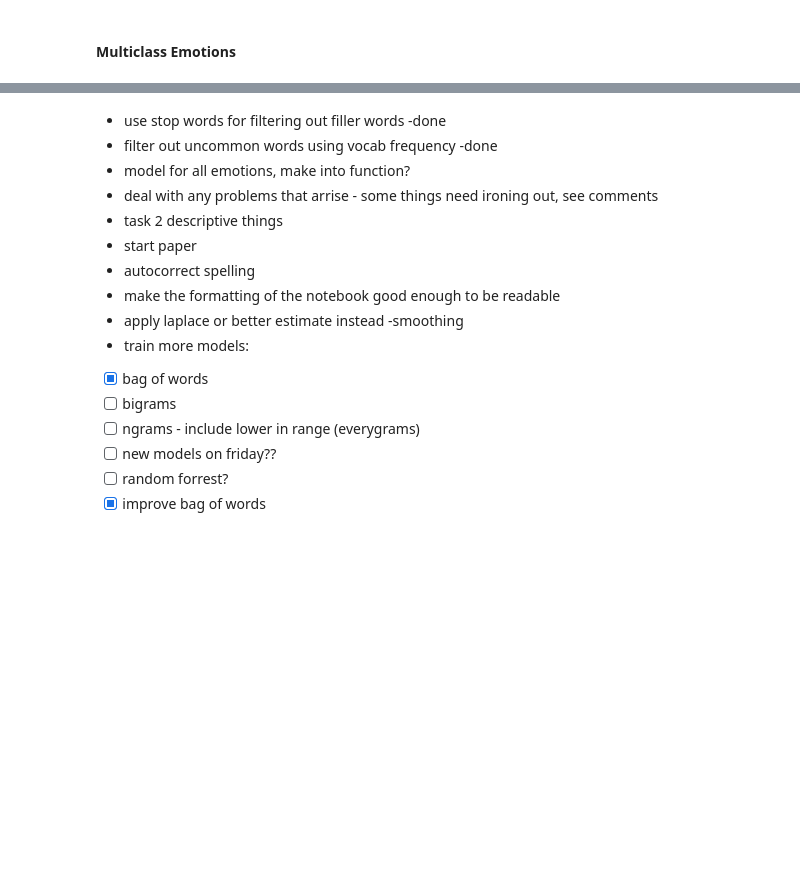
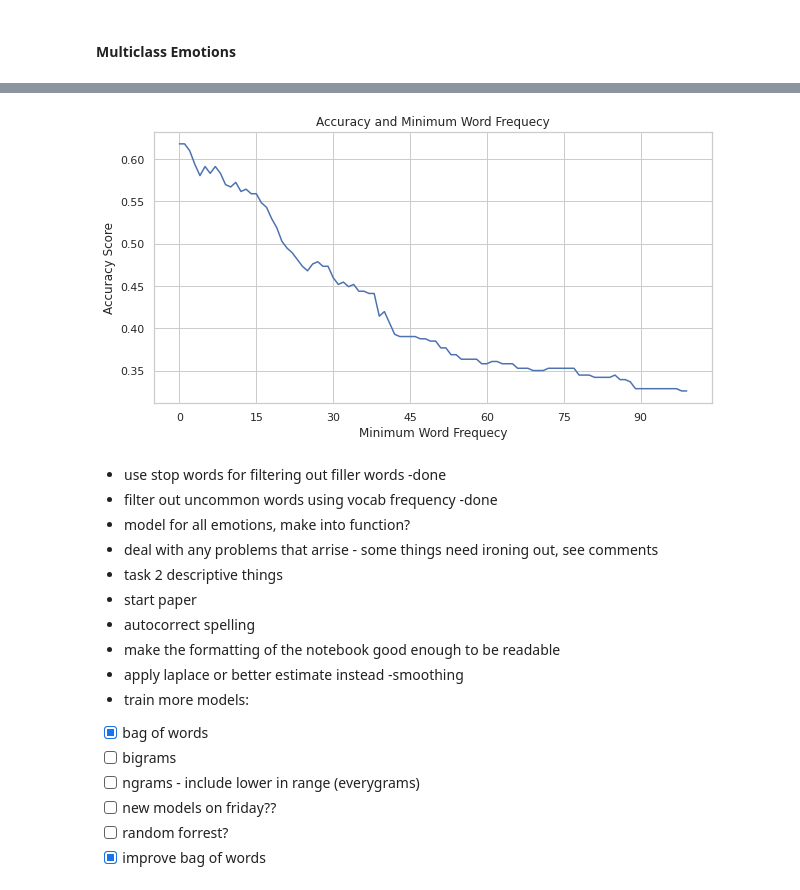
Before and after one commit to jonas-mika/twitter-hatespeech-detection, a Jupyter notebook: notebooks/project4.ipynb, the cells around one changed output, grey strips where cells are left out. Saved outputs shown, nothing was run; the diff lists cells and outputs as text; code cells hidden in the pictures; blank space fills up the shorter version.

```diff
--- a/notebooks/project4.ipynb
+++ b/notebooks/project4.ipynb
@@ -837,0 +890,4 @@ array([[123,  19,   2,  16],
+# %%
+baseline.fit(text_format ("emotion",
+remove_stop_uncommon(DATA["processed"]["emotion"]["train_text"],1,VOCABULARY['emotion']),tvt="train"),
+DATA['processed']['emotion']['train_labels']);
@@ -838,3 +898,7 @@ array([[123,  19,   2,  16],
+# %%
+plot_accuracy(100,"emotion",baseline)
+# %% [output]
+[figure, added]
 # %% [markdown]
 * use stop words for filtering out filler words -done
 * filter out uncommon words using vocab frequency -done
```
Also changed, not shown: parts of 23 cells of this notebook.
